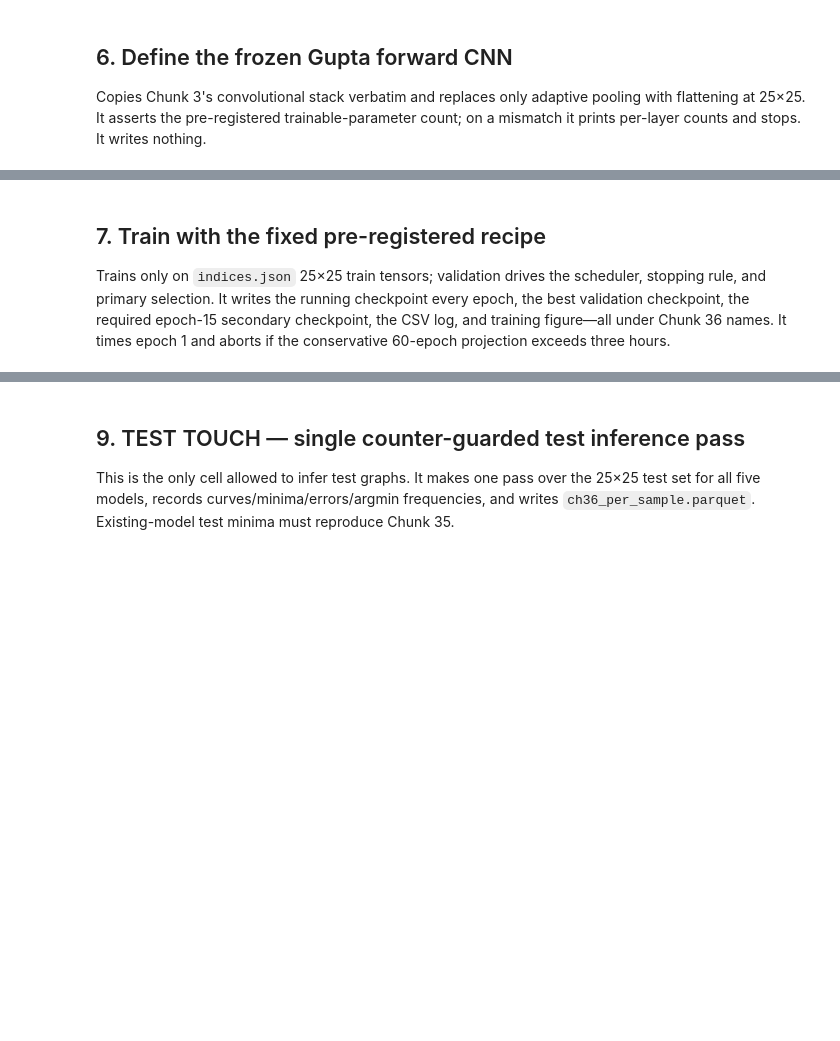
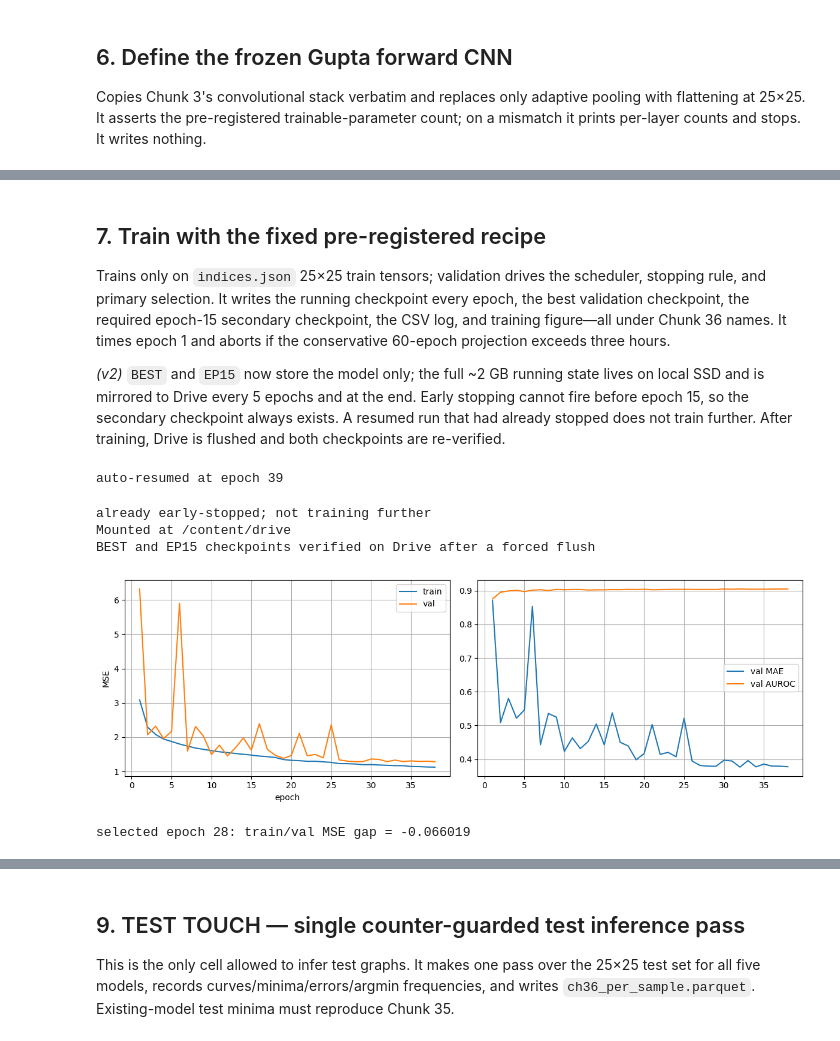
Before and after one commit to asparagusD/antenna_gnn, a Jupyter notebook: notebooks/chunk36_gupta_cnn_25x25.ipynb, the cells around one changed output, grey strips where cells are left out. Drawn from its saved outputs; the diff is of its cells as text; code cells hidden in the pictures; blank space fills up the shorter version.

Commit message:
finish up with chunk-36

```diff
--- a/notebooks/chunk36_gupta_cnn_25x25.ipynb
+++ b/notebooks/chunk36_gupta_cnn_25x25.ipynb
@@ -184,6 +195,8 @@ print(f'parameter guard passed: {N_PARAM:,}')
 ## 7. Train with the fixed pre-registered recipe
 
 Trains only on `indices.json` 25×25 train tensors; validation drives the scheduler, stopping rule, and primary selection. It writes the running checkpoint every epoch, the best validation checkpoint, the required epoch-15 secondary checkpoint, the CSV log, and training figure—all under Chunk 36 names. It times epoch 1 and aborts if the conservative 60-epoch projection exceeds three hours.
+
+*(v2)* `BEST` and `EP15` now store the model only; the full ~2 GB running state lives on local SSD and is mirrored to Drive every 5 epochs and at the end. Early stopping cannot fire before epoch 15, so the secondary checkpoint always exists. A resumed run that had already stopped does not train further. After training, Drive is flushed and both checkpoints are re-verified.
 # %%
 BATCH, MAX_EPOCHS, PATIENCE = 256, 60, 10
 RUNNING, BEST, EP15 = (CKOUT('ch36_gupta_cnn25_running.pt'), CKOUT('ch36_gupta_cnn25_best.pt'), CKOUT('ch36_gupta_cnn25_ep15.pt'))
@@ -196,48 +209,81 @@ criterion = nn.MSELoss()
 
 def rng_state(): return {'torch': torch.get_rng_state(), 'cuda': torch.cuda.get_rng_state_all(), 'numpy': np.random.get_state(), 'python': random.getstate()}
 def set_rng(s):
-    torch.set_rng_state(s['torch']); torch.cuda.set_rng_state_all(s['cuda']); np.random.set_state(s['numpy']); random.setstate(s['python'])
-def save(path, epoch, best_val, bad, log):
+    torch.set_rng_state(s['torch'].cpu()); torch.cuda.set_rng_state_all([state.cpu() for state in s['cuda']]); np.random.set_state(s['numpy']); random.setstate(s['python'])
+# Checkpoint sizes: the model is 166M parameters (~0.66 GB); NAdam adds two moment tensors (~1.3 GB more).
+# BEST and EP15 hold the MODEL only (+ metadata). The full RUNNING state (~2 GB) is written to local SSD every
+# epoch and mirrored to Drive every MIRROR_EVERY epochs and at the end. Writing 2 GB to the Drive mount every
+# epoch is slow and, as Chunk 30 showed, not durable unless flushed.
+LOCAL_RUNNING = '/content/ch36_gupta_cnn25_running.pt'
+MIRROR_EVERY = 5
+def save_model_only(path, epoch, best_val, log):
+    torch.save({'epoch':epoch,'model_state':model.state_dict(),'best_val':best_val,'log':log,'parameter_count':N_PARAM}, path)
+def save_running(epoch, best_val, bad, log, mirror):
     torch.save({'epoch':epoch,'model_state':model.state_dict(),'optimizer_state':opt.state_dict(),'scheduler_state':sched.state_dict(),
-                'best_val':best_val,'bad_epochs':bad,'log':log,'rng_state':rng_state(),'parameter_count':N_PARAM}, path)
+                'best_val':best_val,'bad_epochs':bad,'log':log,'rng_state':rng_state(),'parameter_count':N_PARAM}, LOCAL_RUNNING)
+    if mirror:
+        shutil.copy(LOCAL_RUNNING, RUNNING)
 
 start, best_val, bad, LOG = 1, float('inf'), 0, []
-if os.path.exists(RUNNING):
-    c = torch.load(RUNNING, map_location=DEVICE, weights_only=False)
+_resume = LOCAL_RUNNING if os.path.exists(LOCAL_RUNNING) else (RUNNING if os.path.exists(RUNNING) else None)
+if _resume:
+    c = torch.load(_resume, map_location=DEVICE, weights_only=False)
     assert c['parameter_count'] == N_PARAM
     model.load_state_dict(c['model_state']); opt.load_state_dict(c['optimizer_state']); sched.load_state_dict(c['scheduler_state']); set_rng(c['rng_state'])
     start, best_val, bad, LOG = c['epoch'] + 1, c['best_val'], c['bad_epochs'], c['log']
     print('auto-resumed at epoch', start)
 
 def evaluate(loader):
     model.eval(); ss=sae=0.; P=[]; Y=[]
     with torch.no_grad():
-        for x,y in loader:
+        for x,y in tqdm(loader, desc='Evaluating', leave=False):
             x,y=x.to(DEVICE,non_blocking=True),y.to(DEVICE,non_blocking=True); p=model(x); ss += ((p-y)**2).sum().item(); sae += (p-y).abs().sum().item(); P.append(p.cpu()); Y.append(y.cpu())
     p,y=torch.cat(P),torch.cat(Y); label=(y.min(1).values < FIXED_TAU).numpy(); score=(-p.min(1).values).numpy()
     auc=roc_auc_score(label,score) if label.min()!=label.max() else float('nan')
     return ss/y.numel(), sae/y.numel(), auc
 
-for epoch in range(start, MAX_EPOCHS + 1):
+MIN_EPOCHS = 15   # the epoch-15 secondary checkpoint must exist; early stopping cannot fire before it
+epoch_bar = tqdm(range(start, MAX_EPOCHS + 1), desc='Training Epochs')
+for epoch in epoch_bar:
+    if bad >= PATIENCE and epoch > MIN_EPOCHS:   # resuming a run that had already stopped
+        print('already early-stopped; not training further'); break
     t0=time.perf_counter(); model.train(); total=0.
-    for x,y in train_loader:
+    train_bar = tqdm(train_loader, desc=f'Epoch {epoch} Batches', leave=False)
+    for x,y in train_bar:
         x,y=x.to(DEVICE,non_blocking=True),y.to(DEVICE,non_blocking=True); opt.zero_grad(set_to_none=True); loss=criterion(model(x),y); loss.backward(); torch.nn.utils.clip_grad_norm_(model.parameters(),1.0); opt.step(); total += loss.item()*len(x)
+        train_bar.set_postfix(loss=loss.item())
     train_mse=total/len(T['train'][0]); val_mse,val_mae,val_auc=evaluate(val_loader); sched.step(val_mse)
     row={'epoch':epoch,'train_mse':train_mse,'val_mse':val_mse,'val_mae':val_mae,'val_auroc':val_auc,'lr':opt.param_groups[0]['lr'],'seconds':time.perf_counter()-t0}; LOG.append(row)
     pd.DataFrame(LOG).to_csv(OUT('ch36_train_log.csv'),index=False)
     if epoch == 1:
         projected=row['seconds']*MAX_EPOCHS/3600; print(f'epoch 1: {row["seconds"]/60:.1f} min; worst-case 60-epoch projection {projected:.2f} h'); assert projected <= 3, 'STOP: projected training exceeds 3 hours'
-    if epoch == 15: save(EP15,epoch,best_val,bad,LOG)
     if val_mse < best_val:
-        best_val,bad=val_mse,0; save(BEST,epoch,best_val,bad,LOG)
+        best_val,bad=val_mse,0; save_model_only(BEST,epoch,best_val,LOG)
     else: bad += 1
-    save(RUNNING,epoch,best_val,bad,LOG)
+    if epoch == 15: save_model_only(EP15,epoch,best_val,LOG)
+    stopping = bad >= PATIENCE and epoch >= MIN_EPOCHS
+    save_running(epoch,best_val,bad,LOG, mirror=(epoch % MIRROR_EVERY == 0) or stopping or epoch == MAX_EPOCHS)
+    epoch_bar.set_postfix(train_mse=f'{train_mse:.5f}', val_mse=f'{val_mse:.5f}')
     print(f'E{epoch:02d} train={train_mse:.5f} val={val_mse:.5f} MAE={val_mae:.4f} AUROC={val_auc:.4f} lr={row["lr"]:.1e}')
-    if bad >= PATIENCE: print('early stopping'); break
+    if stopping: print('early stopping'); break
 assert os.path.exists(BEST) and os.path.exists(EP15), 'epoch-15 checkpoint must exist; resume or train through epoch 15'
+# Durability (Chunk 30 lesson): force Drive to persist the checkpoints, remount, and verify their contents.
+from google.colab import drive as _drive
+_local_sha = {p: digest(p) for p in (BEST, EP15)}
+_drive.flush_and_unmount(); _drive.mount('/content/drive', force_remount=True)
+for p, h in _local_sha.items():
+    assert digest(p) == h, f'STOP: {Path(p).name} did not persist on Drive'
+print('BEST and EP15 checkpoints verified on Drive after a forced flush')
 L=pd.DataFrame(LOG); best_epoch=int(torch.load(BEST,map_location='cpu',weights_only=False)['epoch']); selected=L[L.epoch==best_epoch].iloc[0]
 fig,ax=plt.subplots(1,2,figsize=(12,4)); ax[0].plot(L.epoch,L.train_mse,label='train'); ax[0].plot(L.epoch,L.val_mse,label='val'); ax[0].set(xlabel='epoch',ylabel='MSE'); ax[0].legend(); ax[0].grid(); ax[1].plot(L.epoch,L.val_mae,label='val MAE'); ax[1].plot(L.epoch,L.val_auroc,label='val AUROC'); ax[1].legend(); ax[1].grid(); fig.tight_layout(); fig.savefig(OUT('ch36_training_curves.png'),dpi=180); plt.show()
 print(f'selected epoch {best_epoch}: train/val MSE gap = {selected.train_mse-selected.val_mse:+.6f}')
+# %% [output]
+auto-resumed at epoch 39
+already early-stopped; not training further
+Mounted at /content/drive
+BEST and EP15 checkpoints verified on Drive after a forced flush
+[figure, added]
+selected epoch 28: train/val MSE gap = -0.066019
 # %% [markdown]
 ## 8. Load frozen comparison models and validate on validation data
 
```
Also changed, not shown: parts of 13 cells of this notebook.
